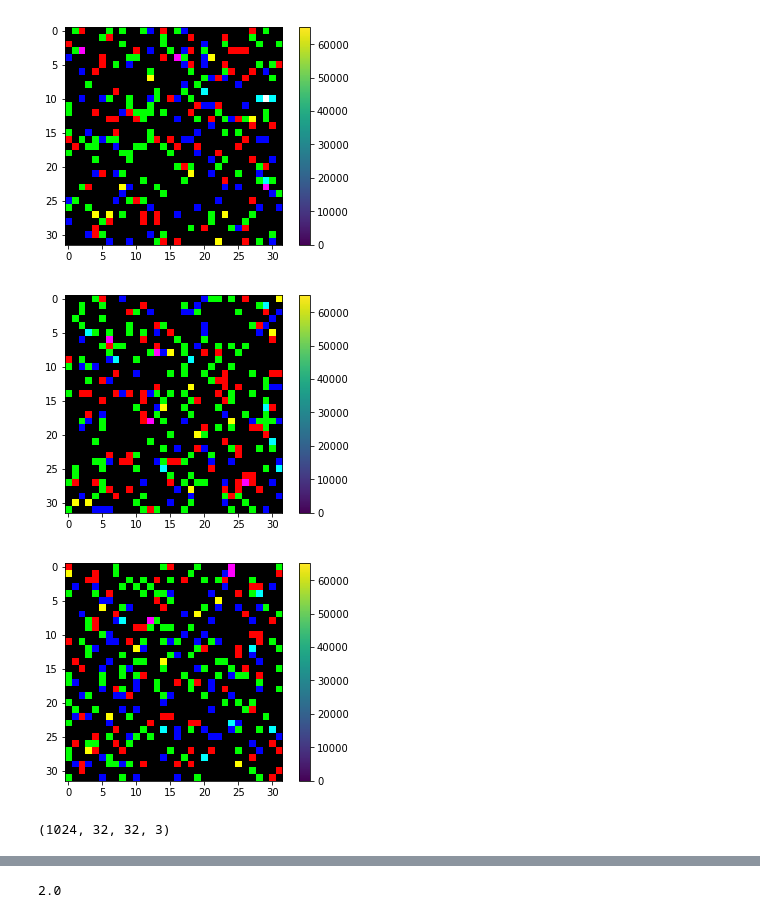
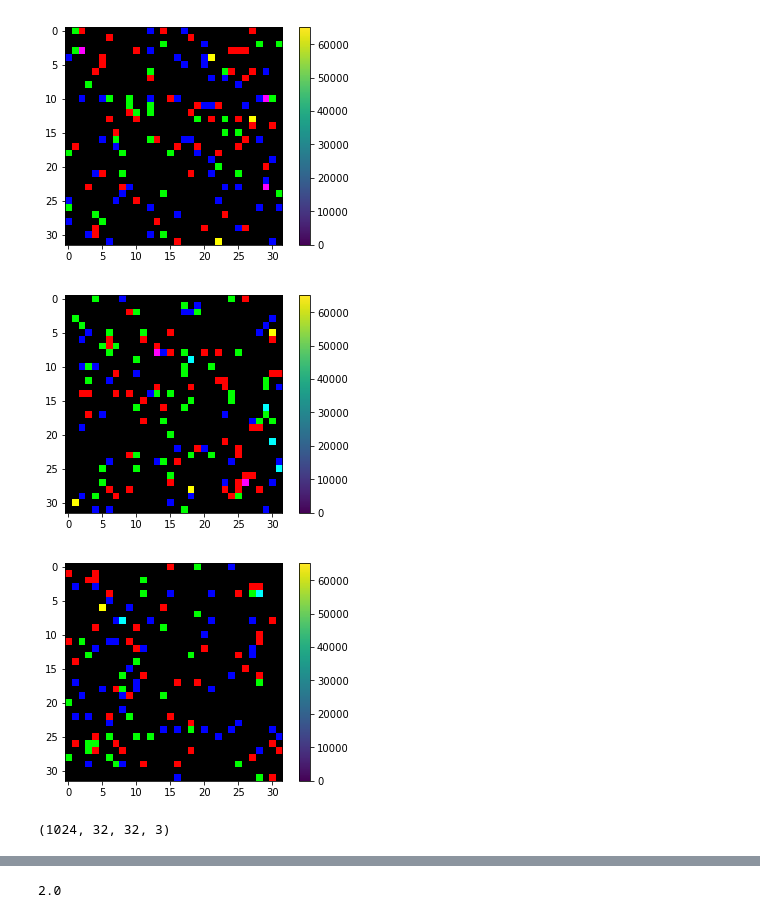
Before and after one commit to theScinder/cuttleVision, a Jupyter notebook: cuttlePySim.ipynb, the cells around one changed output, grey strips where cells are left out. Saved outputs shown, nothing was run; the diff lists cells and outputs as text; code cells hidden in the pictures.

```diff
--- a/cuttlePySim.ipynb
+++ b/cuttlePySim.ipynb
@@ -127,38 +126,38 @@ simgStkNo = 1024
 # %%
 #Generate random RGB images
 
 myDimSm = 32
-myDimFl = 32
+myDimFl = 48
 simgStkNo = 1024
 
 #make it deterministic
 np.random.seed(1)
 simgStk = np.zeros([simgStkNo,myDimSm,myDimSm,3])
 for c in range(0,simgStkNo):
-    myTestR = 255*( np.random.random([myDimSm,myDimSm]) < 0.07)
-    myTestG = 255*( np.random.random([myDimSm,myDimSm]) < 0.125)
-    myTestB = 255*( np.random.random([myDimSm,myDimSm]) < 0.07)
+    myTestR = 255*( np.random.random([myDimSm,myDimSm]) < 0.04)
+    myTestG = 255*( np.random.random([myDimSm,myDimSm]) < 0.04)
+    myTestB = 255*( np.random.random([myDimSm,myDimSm]) < 0.04)
     myTest =np.zeros([myDimSm,myDimSm,3])
     myTest[:,:,0] = myTestR
     myTest[:,:,1] = myTestG
     myTest[:,:,2] = myTestB
     myTest = myTest*255
     simgStk[c] = myTest
     if(c % 500 == 0):
 
         plt.figure()
 
         plt.imshow(myTest)
 
         plt.colorbar()
         plt.show()
 
 
 print(np.shape(simgStk))
 # %% [output]
-[figure, old version]
+[figure, new version]
-[figure, old version]
+[figure, new version]
-[figure, old version]
+[figure, new version]
 (1024, 32, 32, 3)
 # %%
 #Resize and store simulated RGB images
```
Also changed, not shown: parts of 17 cells of this notebook.
